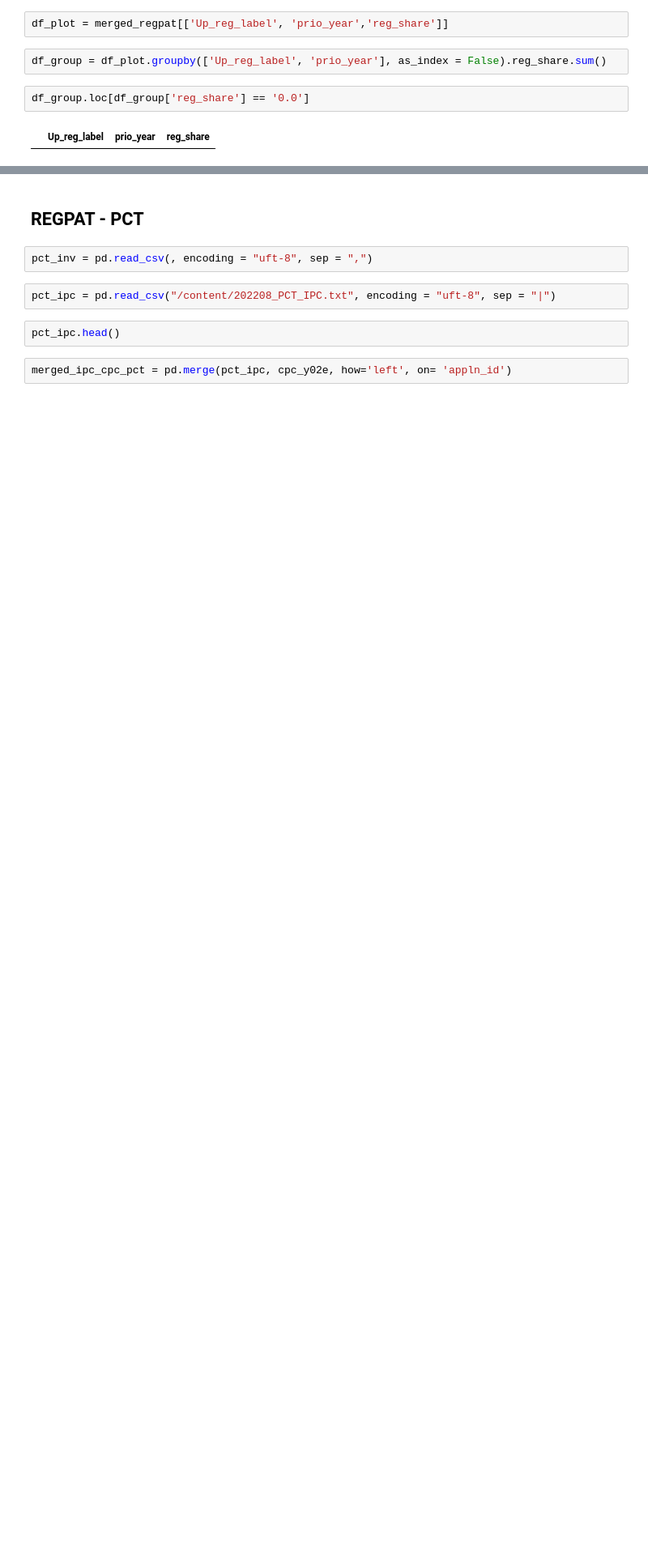
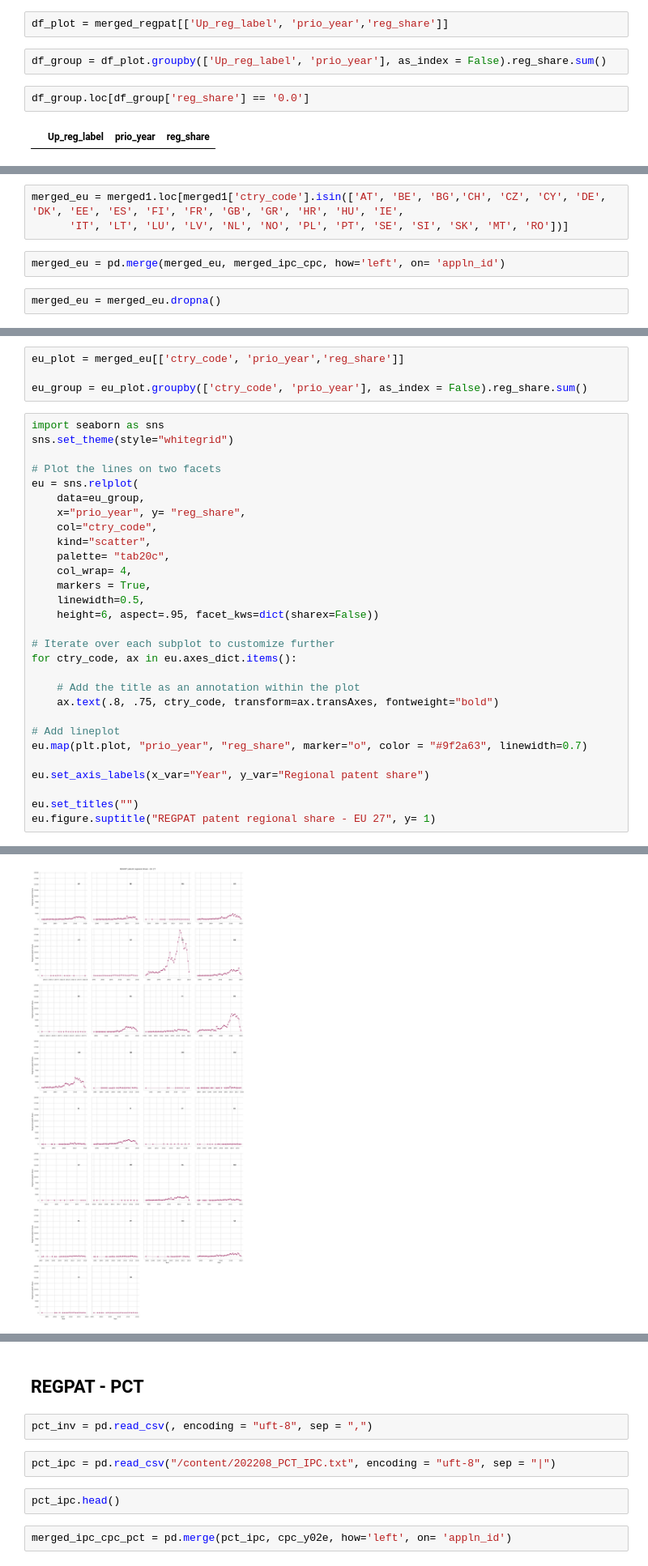
Before and after one commit to lauramenicacci/patent_breakdetection, a Jupyter notebook: REGPAT_scoping.ipynb, the cells around one changed output, grey strips where cells are left out. Shown at 81% size. Saved outputs shown, nothing was run; the diff lists cells and outputs as text; blank space fills up the shorter version.

Commit message:
Update - plotted EU 27 regional data - stated inspection of Citation + Quality data

```diff
--- a/REGPAT_scoping.ipynb
+++ b/REGPAT_scoping.ipynb
@@ -266,0 +267,7 @@ sns.relplot(
+# %%
+merged_eu = merged1.loc[merged1['ctry_code'].isin(['AT', 'BE', 'BG','CH', 'CZ', 'CY', 'DE', 'DK', 'EE', 'ES', 'FI', 'FR', 'GB', 'GR', 'HR', 'HU', 'IE',
+      'IT', 'LT', 'LU', 'LV', 'NL', 'NO', 'PL', 'PT', 'SE', 'SI', 'SK', 'MT', 'RO'])]
+# %%
+merged_eu = pd.merge(merged_eu, merged_ipc_cpc, how='left', on= 'appln_id')
+# %%
+merged_eu = merged_eu.dropna()
@@ -266,0 +278,34 @@ sns.relplot(
+# %%
+eu_plot = merged_eu[['ctry_code', 'prio_year','reg_share']]
+
+eu_group = eu_plot.groupby(['ctry_code', 'prio_year'], as_index = False).reg_share.sum()
+# %%
+import seaborn as sns
+sns.set_theme(style="whitegrid")
+
+# Plot the lines on two facets
+eu = sns.relplot(
+    data=eu_group,
+    x="prio_year", y= "reg_share",
+    col="ctry_code",
+    kind="scatter",
+    palette= "tab20c",
+    col_wrap= 4,
+    markers = True,
+    linewidth=0.5,
+    height=6, aspect=.95, facet_kws=dict(sharex=False))
+
+# Iterate over each subplot to customize further
+for ctry_code, ax in eu.axes_dict.items():
+
+    # Add the title as an annotation within the plot
+    ax.text(.8, .75, ctry_code, transform=ax.transAxes, fontweight="bold")
+
+# Add lineplot
+eu.map(plt.plot, "prio_year", "reg_share", marker="o", color = "#9f2a63", linewidth=0.7)
+
+eu.set_axis_labels(x_var="Year", y_var="Regional patent share")
+
+eu.set_titles("")
+eu.figure.suptitle("REGPAT patent regional share - EU 27", y= 1)
+# %% [output]
@@ -266,0 +313 @@ sns.relplot(
+[figure, added]
```
Also changed, not shown: parts of 18 cells of this notebook.
